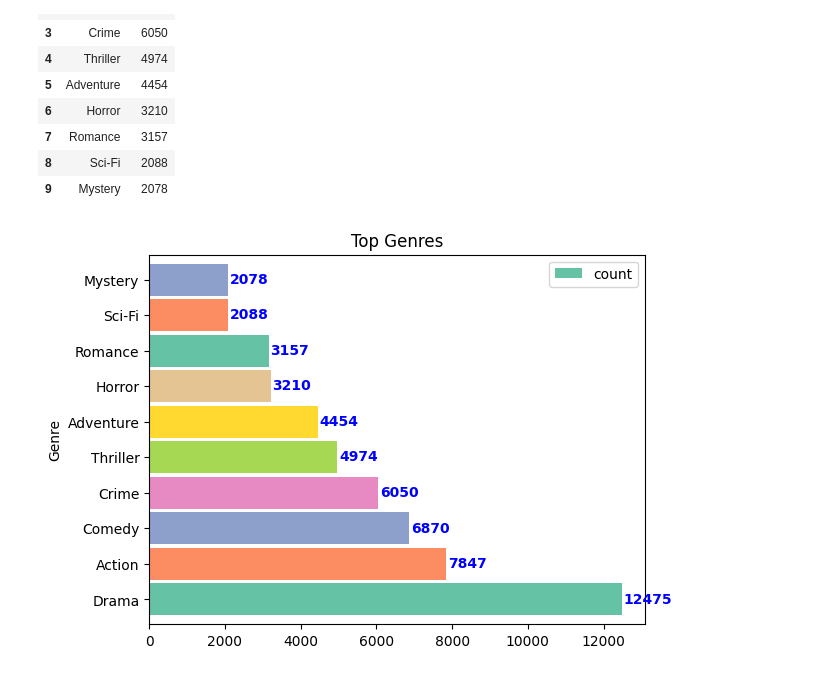
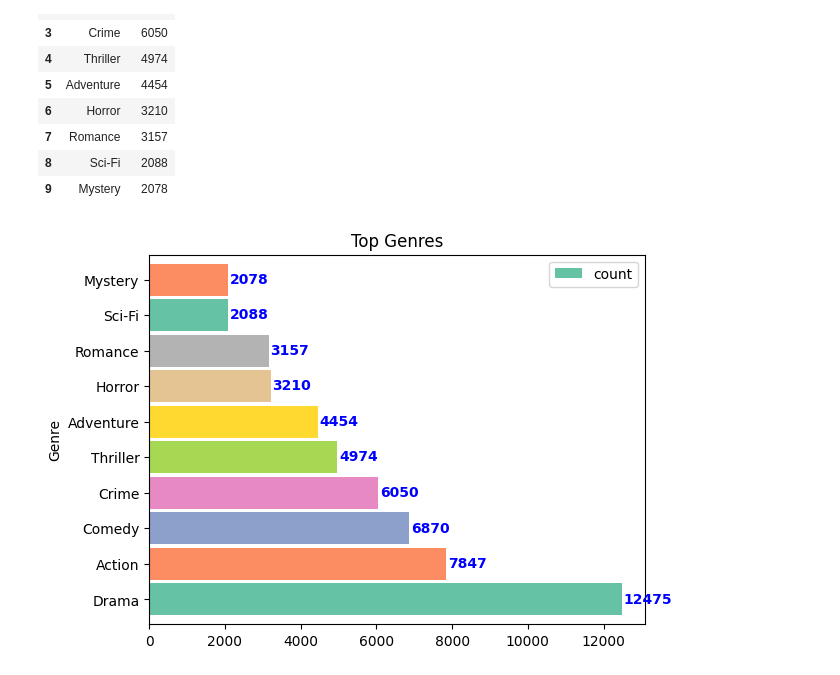
Before and after one commit to liboliang01/Movie_Analysis, a Jupyter notebook: genre_analysis.ipynb, the cells around one changed output. Saved outputs shown, nothing was run; the diff lists cells and outputs as text; code cells hidden in the pictures.

```diff
--- a/genre_analysis.ipynb
+++ b/genre_analysis.ipynb
@@ -4,3 +6,21 @@ from pyspark.sql.functions import desc,avg, max, min,col,split, regexp_replace,a
 import matplotlib.pyplot as plt
 import seaborn as sns
 import pandas as pd
+# %%
+# local
+appName = "Genre_Analysis"
+master = "local"
+
+conf = pyspark.SparkConf()\
+  .set('spark.driver.host','127.0.0.1')\
+  .setAppName(appName)\
+  .setMaster(master)
+
+sc = SparkContext.getOrCreate(conf=conf)
+
+sqlContext = SQLContext(sc)
+
+spark = SparkSession.builder.master("local[*]").appName(appName).getOrCreate()
+# %%
+# cloud
+spark = SparkSession.builder.master("yarn").appName(appName).getOrCreate()
@@ -53,12 +75,12 @@ top_genres
 | 8 | Sci-Fi | 2088 |
 | 9 | Mystery | 2078 |
 # %%
-ax = top_genres.plot.barh(x='Genre', y='count',width=0.9, color=plt.cm.Set2(range(7)))
+ax = top_genres.plot.barh(x='Genre', y='count',width=0.9, color=sns.color_palette('Set2',10))
 
 for i, v in enumerate(top_genres['count']):
     ax.text(v + 50, i - 0.1, str(v), color='blue', fontweight='bold')
 
 plt.title('Top Genres')
 plt.show()
 # %% [output]
-[figure, old version]
+[figure, new version]
```
Also changed, not shown: parts of 7 cells of this notebook, 1 other file.
